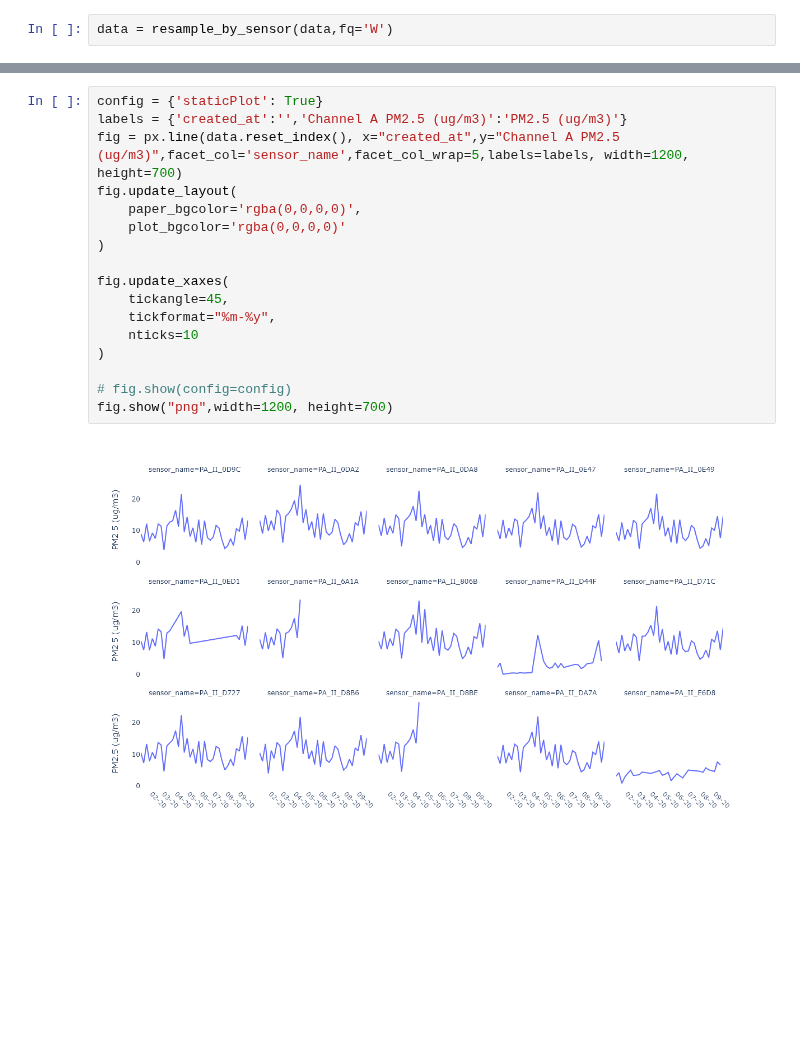
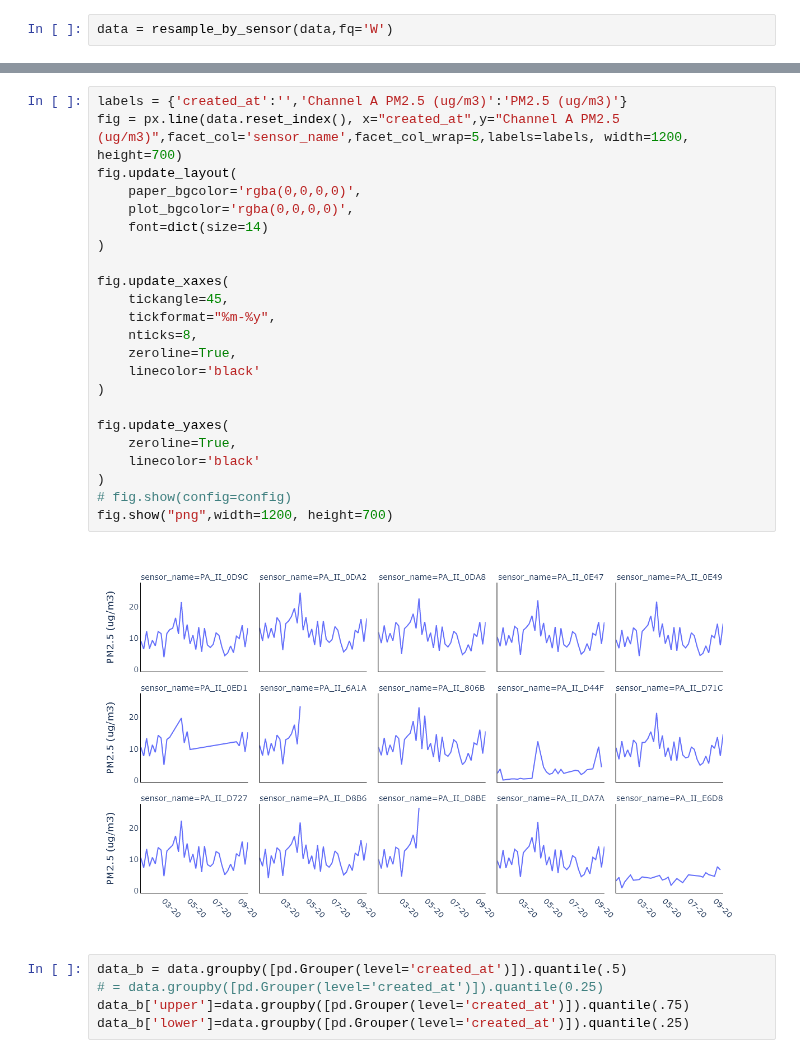
Before and after one commit to intelligent-environments-lab/bleed-orange-measure-purple, a Jupyter notebook: notebooks/4.1-cjl-PA-timeseries-25-75-band.ipynb, the cells around one changed output, grey strips where cells are left out. Drawn from its saved outputs; the diff is of its cells as text; blank space fills up the shorter version.

```diff
--- a/notebooks/4.1-cjl-PA-timeseries-25-75-band.ipynb
+++ b/notebooks/4.1-cjl-PA-timeseries-25-75-band.ipynb
@@ -47,19 +30,30 @@ data
 # %%
-config = {'staticPlot': True}
 labels = {'created_at':'','Channel A PM2.5 (ug/m3)':'PM2.5 (ug/m3)'}
 fig = px.line(data.reset_index(), x="created_at",y="Channel A PM2.5 (ug/m3)",facet_col='sensor_name',facet_col_wrap=5,labels=labels, width=1200, height=700)
 fig.update_layout(
     paper_bgcolor='rgba(0,0,0,0)',
-    plot_bgcolor='rgba(0,0,0,0)'
+    plot_bgcolor='rgba(0,0,0,0)',
+    font=dict(size=14)
 )
 
 fig.update_xaxes(
     tickangle=45,
     tickformat="%m-%y",
-    nticks=10
+    nticks=8,
+    zeroline=True,
+    linecolor='black'
 )
 
+fig.update_yaxes(
+    zeroline=True,
+    linecolor='black'
+)
 # fig.show(config=config)
 fig.show("png",width=1200, height=700)
 # %% [output]
-[figure, old version]
+[figure, new version]
+# %%
+data_b = data.groupby([pd.Grouper(level='created_at')]).quantile(.5)
+# = data.groupby([pd.Grouper(level='created_at')]).quantile(0.25)
+data_b['upper']=data.groupby([pd.Grouper(level='created_at')]).quantile(.75)
+data_b['lower']=data.groupby([pd.Grouper(level='created_at')]).quantile(.25)
```
Also changed, not shown: parts of 4 cells of this notebook.
